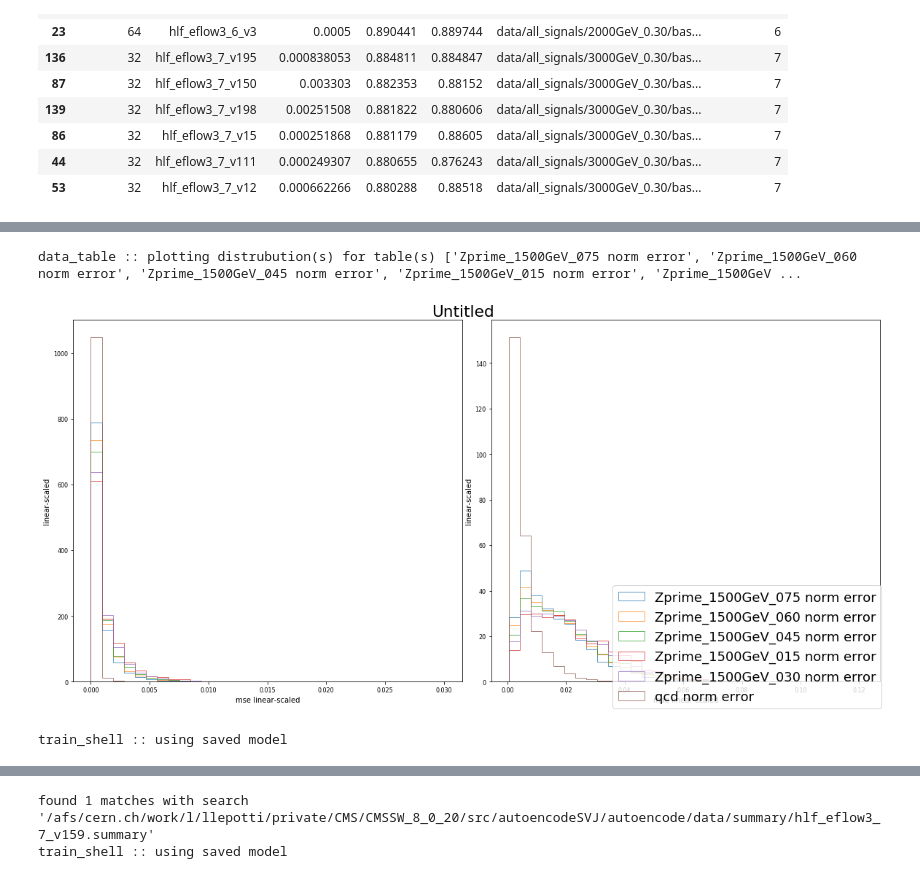
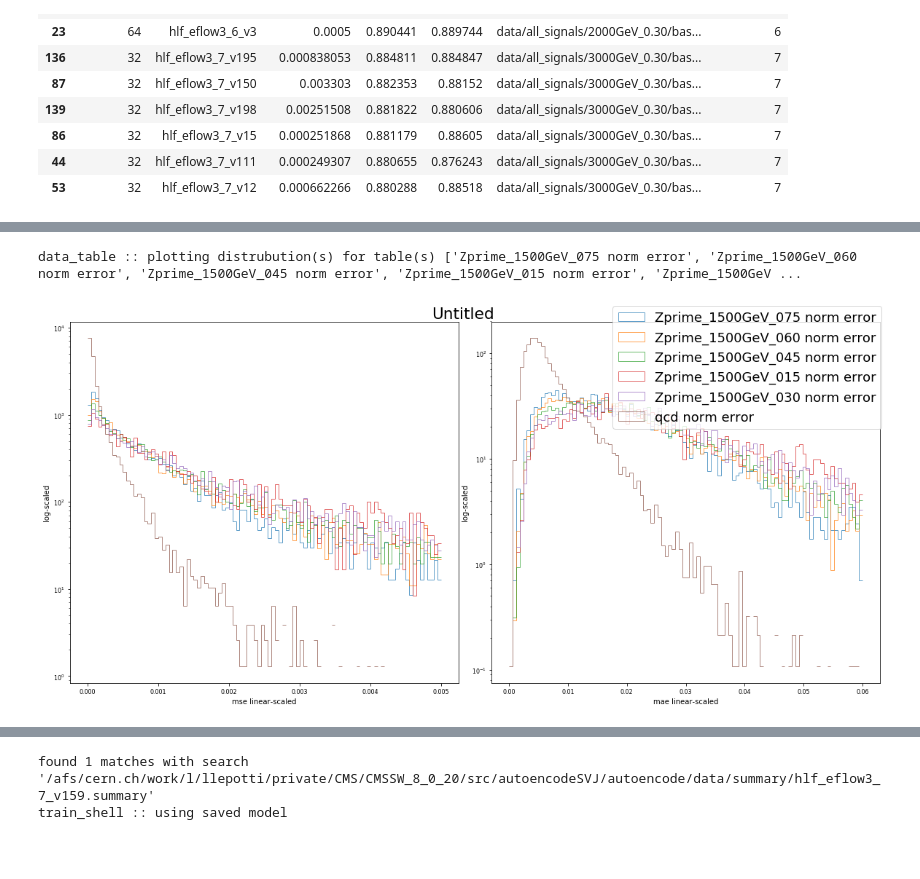
Before and after one commit to luclepot/SVJ, a Jupyter notebook: newplots.ipynb, the cells around one changed output, grey strips where cells are left out. Cells and saved outputs as stored; diff of their text form; code cells hidden in the pictures; blank space fills up the shorter version.

```diff
--- a/newplots.ipynb
+++ b/newplots.ipynb
@@ -136,0 +69,9 @@ train_shell :: using saved model
+# %%
+import  glob
+eflow_base = 3
+
+d = ev.data_holder(
+    qcd='data/background/base_3/*.h5',
+    **{os.path.basename(p): '{}/base_{}/*.h5'.format(p, eflow_base) for p in glob.glob('data/all_signals/*')}
+)
+d.load()
@@ -136,0 +84,6 @@ train_shell :: using saved model
+# %%
+tf.reset_default_graph()
+a = ev.auc_getter('hlf_eflow3_7_v159', times=True)
+norm, err, recon = a.get_errs_recon(d)
+aucs = a.get_aucs(err)
+fmt = a.auc_metric(aucs)
@@ -137,9 +137,5 @@ train_shell :: using saved model
 # %%
-err[0].plot(err[1:], normed=1)
+err[0].plot(err[1:], normed=1, yscale='log', bins=100, figloc='upper right', rng=((0, 0.005), (0,0.06)))
 # %% [output]
 data_table :: plotting distrubution(s) for table(s) ['Zprime_1500GeV_075 norm error', 'Zprime_1500GeV_060 norm error', 'Zprime_1500GeV_045 norm error', 'Zprime_1500GeV_015 norm error', 'Zprime_1500GeV ...
-[figure, old version]
+[figure, new version]
-# %%
-ae = a.instance.load_model()
-# %% [output]
-train_shell :: using saved model
```
Also changed, not shown: parts of 17 cells of this notebook, 1 other file.
